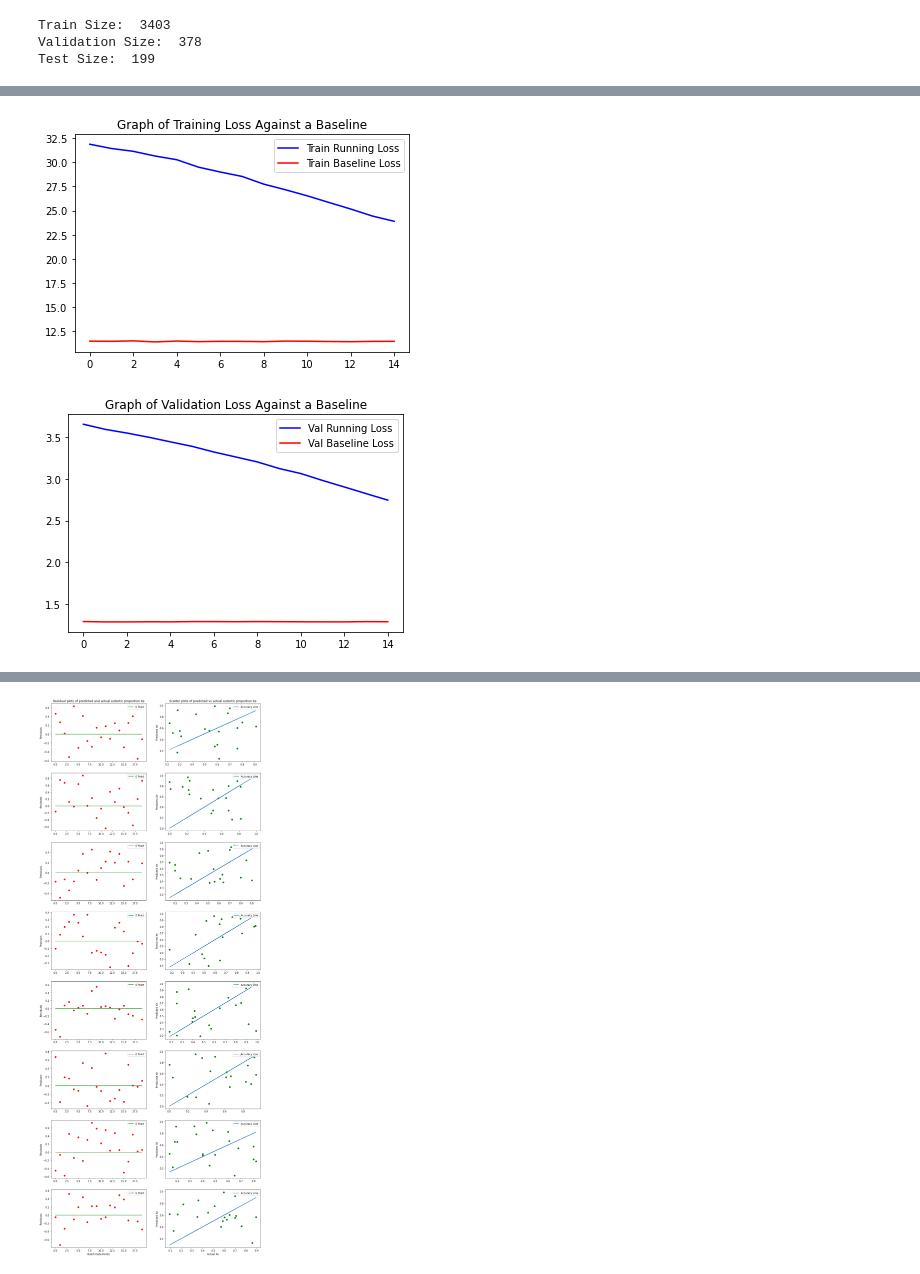
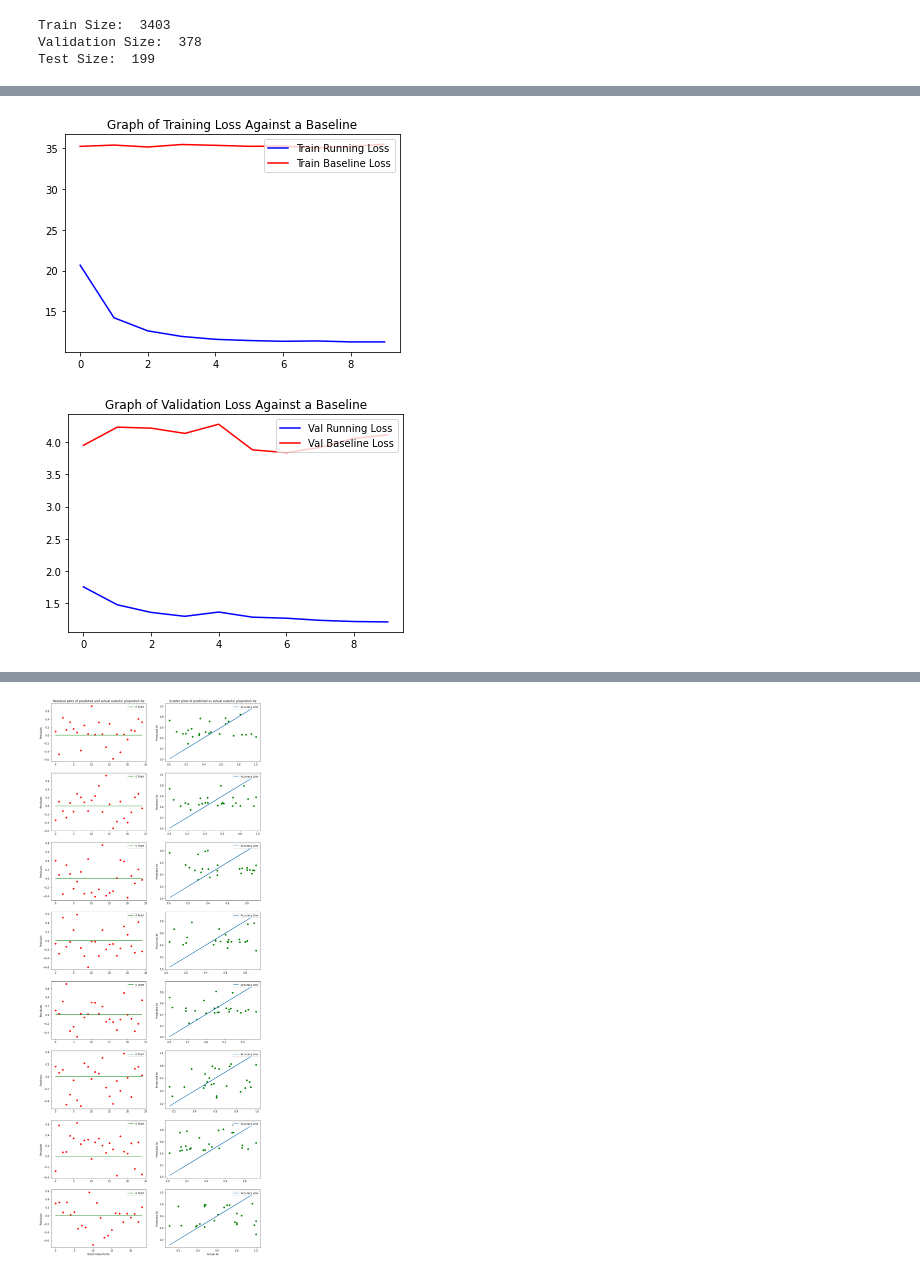
Before and after one commit to arjuns-code-center/UConn_S22, a Jupyter notebook: Code/snn.ipynb, the cells around one changed output, grey strips where cells are left out. Cells and saved outputs as stored; diff of their text form; code cells hidden in the pictures.

Commit message:
Made some big changes to model. Still need to fix accuracy...

```diff
--- a/Code/snn.ipynb
+++ b/Code/snn.ipynb
@@ -222,28 +230,30 @@ class MakeDataset(Dataset):
 # %%
 # define parameters for training
 starting_features = 5
-batchsize = 20
+batchsize = 25
 train_dset = MakeDataset(train_ec, molecule_features, starting_features)
 val_dset = MakeDataset(val_ec, molecule_features, starting_features)
 test_dset = MakeDataset(test_ec, molecule_features, starting_features)
 # %%
+# For Xe
 train_ec_dl = DataLoader(train_dset, shuffle=True, batch_size=batchsize)
 val_ec_dl = DataLoader(val_dset, shuffle=True, batch_size=batchsize)
 test_ec_dl = DataLoader(test_dset, shuffle=True, batch_size=batchsize)
 
 # Set the model and training parameters
 model = SiameseNeuralNetwork(starting_features)
-num_epochs = 15
-learn_rate = 4.15e-6
+num_epochs = 10
+learn_rate = 1.35e-4
 
 # Set optimizer and loss function. Using MSE for regression.
-opt = torch.optim.Adam(model.parameters(), lr=learn_rate)
+opt = torch.optim.SGD(model.parameters(), lr=learn_rate)
 criterion = torch.nn.MSELoss()
 
 # Set the baselines for training, validation, and testing
-train_base_xe = torch.mean(torch.tensor(np.array(train_ec["xe"]).astype(float)) / 100.0)
-val_base_xe = torch.mean(torch.tensor(np.array(val_ec["xe"]).astype(float)) / 100.0)
-test_base_xe = torch.mean(torch.tensor(np.array(test_ec["xe"]).astype(float)) / 100.0)
+# MSE is basically variance, so the baseline is the variance of the dataset
+train_base_xe = torch.std(torch.tensor(np.array(train_ec["xe"]).astype(float) / 100.0))**2
+val_base_xe = torch.std(torch.tensor(np.array(val_ec["xe"]).astype(float) / 100.0))**2
+test_base_xe = torch.std(torch.tensor(np.array(test_ec["xe"]).astype(float) / 100.0))**2
 
 ###################################### Training ######################################
 trloss = np.array([])
@@ -263,8 +273,7 @@ for epoch in range(num_epochs):
         xe = xe/100.0
 
         # pass 2 sets of inputs into the snn and get p, the output
-        output = model(m1.float(), m2.float())           # f(A,B)
-        invout = model(m2.float(), m1.float())           # f(B,A)
+        output = model(m1.float(), m2.float(), "xe")
 
         loss = criterion(output[:, 0], xe)
 
@@ -281,8 +290,7 @@ for epoch in range(num_epochs):
     for v, (m1, m2, xe, Te) in enumerate(val_ec_dl):
         xe = xe/100.0
 
-        output = model(m1.float(), m2.float())
-        invout = model(m2.float(), m1.float())
+        output = model(m1.float(), m2.float(), "xe")
         val_running_loss += criterion(output[:, 0], xe).item()
 
         base = torch.full((len(xe), ), val_base_xe)
@@ -328,11 +336,11 @@ row = 0
 col = 0
 
 with torch.no_grad():
-    for (m1, m2, xe, Te) in test_ec_dl:
+    for y, (m1, m2, xe, Te) in enumerate(test_ec_dl):
         xe = xe/100.0
 
-        outputs = model(m1.float(), m2.float())
-        invouts = model(m2.float(), m1.float())
+        outputs = model(m1.float(), m2.float(), "xe")
+        invouts = model(m2.float(), m1.float(), "xe")
 
         test_loss += criterion(outputs[:, 0], xe).item()
 
@@ -366,4 +374,16 @@ with torch.no_grad():
     plt.show()
 
     # fig.savefig('D:\\Research\\UConn_ML\\Images\\snn_results_plots.png')
+
+# should all be 1 or close to 1 to show that f(A,B) = 1 - f(B,A)
+print("f(A,B): \n", outputs.flatten())
+print("\n")
+print("f(B,A): \n", invouts.flatten())
+print("\n")
+l = min(len(outputs), len(invouts))
+print("f(A,B) + f(B,A): \n", outputs[0:l].flatten() + invouts[0:l].flatten())
+print("\n")
+print("Original Values: \n", xe)
+print("\n")
+print("Predicted Values: \n", outputs.flatten())
 # %% [output]
@@ -385,2 +400,2 @@ Epoch 15 | Train Loss: 23.897 | Train Baseline: 11.481 | Val Loss: 2.745 | Val B
-[figure, old version]
+[figure, new version]
-[figure, old version]
+[figure, new version]
@@ -388 +403 @@ Test Loss: 0.935 | Test Baseline: 0.502
-[figure, old version]
+[figure, new version]
```
Also changed, not shown: parts of 7 cells of this notebook.
